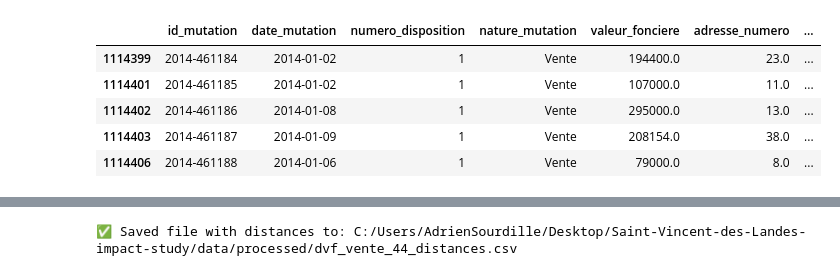
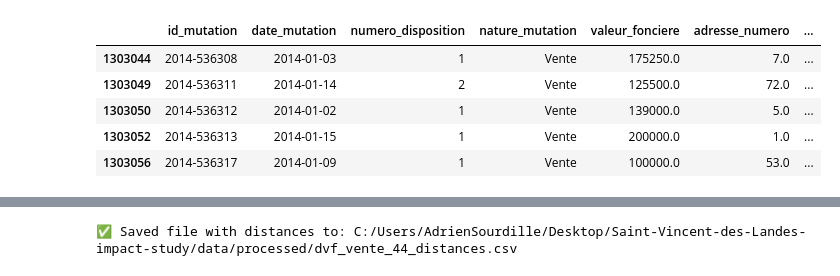
Before and after one commit to AdrienSourdilleTIL/Anglure-Windfarm-Impact, a Jupyter notebook: dvf_cleaning.ipynb, the cells around one changed output, grey strips where cells are left out. Cells and saved outputs as stored; diff of their text form; code cells hidden in the pictures.

```diff
--- a/dvf_cleaning.ipynb
+++ b/dvf_cleaning.ipynb
@@ -148,23 +152,30 @@ gdf["distance_km"] = gdf.apply(
 
 # --- Drop geometry to reduce size ---
 df_final = gdf.drop(columns="geometry")
+# %%
+display(df_final.head())
+# %% [output]
+|  | id_mutation | date_mutation | numero_disposition | nature_mutation | valeur_fonciere | adresse_numero | ... |
+| 1303044 | 2014-536308 | 2014-01-03 | 1 | Vente | 175250.0 | 7.0 | ... |
+| 1303049 | 2014-536311 | 2014-01-14 | 2 | Vente | 125500.0 | 72.0 | ... |
+| 1303050 | 2014-536312 | 2014-01-02 | 1 | Vente | 139000.0 | 5.0 | ... |
+| 1303052 | 2014-536313 | 2014-01-15 | 1 | Vente | 200000.0 | 1.0 | ... |
+| 1303056 | 2014-536317 | 2014-01-09 | 1 | Vente | 100000.0 | 53.0 | ... |
 # %%
 import numpy as np
+import pandas as pd  # in case it's not already imported
 
-# df.distance_km is your computed distance
+# Define distance buckets
 bins = [0, 1, 2, 5, 10, 20, 30, np.inf]
-labels = ['0-1 km', '1-2 km', '2-5 km', '5-10 km', '10-20 km', '20-30 km', '>30 km']
+labels = ['0-1 km', '1-2 km', '2-5 km', '5-10 km', '10-20 km', '20-30 km', '30-50 km']
 
-df['distance_bucket'] = pd.cut(
-    df['distance_km'],
+# Create the bucketed column
+df_final['distance_bucket'] = pd.cut(
+    df_final['distance_km'],
     bins=bins,
     labels=labels,
     right=False
 )
+
+# Keep only transactions within 50 km of the wind farm
+df_final = df_final[df_final["distance_km"] <= 50]
-# %% [output]
-|  | id_mutation | date_mutation | numero_disposition | nature_mutation | valeur_fonciere | adresse_numero | ... |
-| 1114399 | 2014-461184 | 2014-01-02 | 1 | Vente | 194400.0 | 23.0 | ... |
-| 1114401 | 2014-461185 | 2014-01-02 | 1 | Vente | 107000.0 | 11.0 | ... |
-| 1114402 | 2014-461186 | 2014-01-08 | 1 | Vente | 295000.0 | 13.0 | ... |
-| 1114403 | 2014-461187 | 2014-01-09 | 1 | Vente | 208154.0 | 38.0 | ... |
-| 1114406 | 2014-461188 | 2014-01-06 | 1 | Vente | 79000.0 | 8.0 | ... |
```
Also changed, not shown: parts of 12 cells of this notebook, 1 other file.
